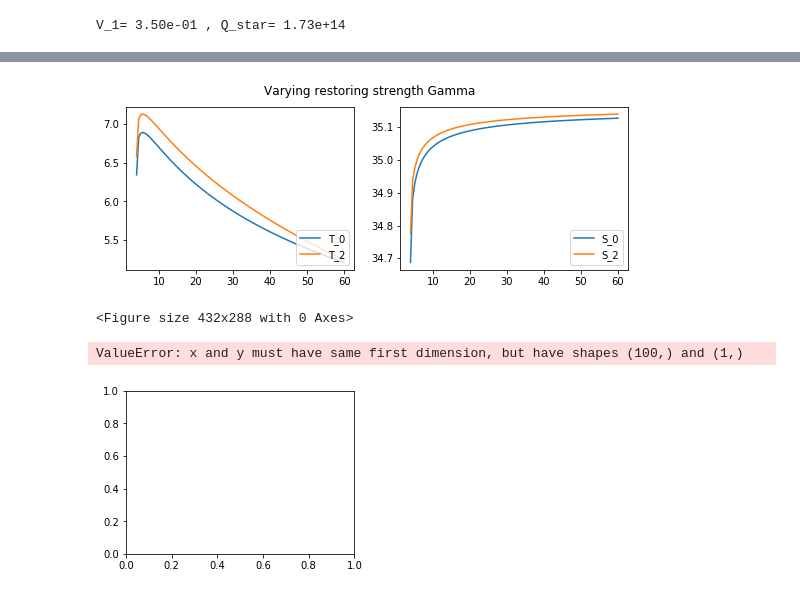
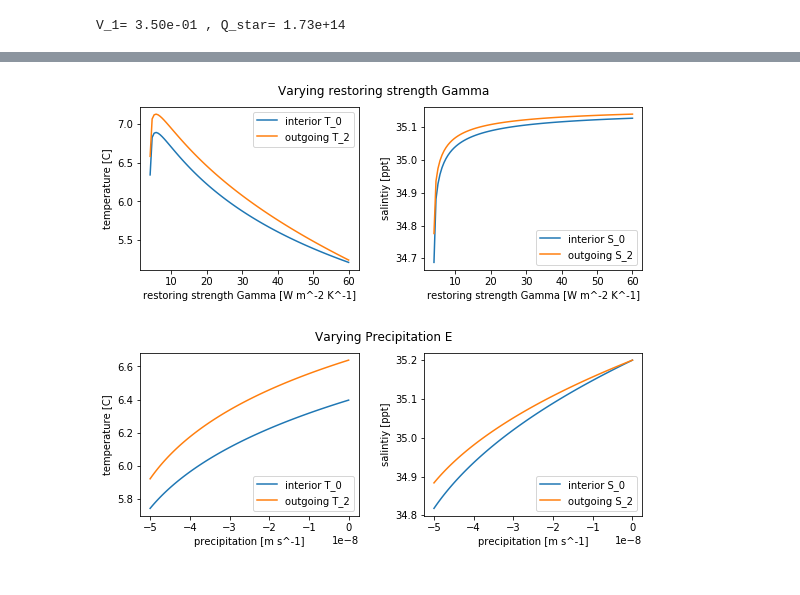
Before and after one commit to Emma0112/MarginalSeaModel, a Jupyter notebook: SimpleCode.ipynb, the cells around one changed output, grey strips where cells are left out. Cells and saved outputs as stored; diff of their text form; code cells hidden in the pictures.

Commit message:
Update SimpleCode.ipynb
all the plots are working :partly_sunny:

```diff
--- a/SimpleCode.ipynb
+++ b/SimpleCode.ipynb
@@ -218,57 +230,66 @@ for i in range(len(Gamma_array)):
 plt.figure(figsize=(9, 3))
 
 plt.subplot(121)
-plt.plot(Gamma_array, T_0, label='T_0')
-plt.plot(Gamma_array, T_2, label='T_2')
+plt.plot(Gamma_array, T_0, label='interior T_0')
+plt.plot(Gamma_array, T_2, label='outgoing T_2')
+plt.xlabel('restoring strength Gamma [W m^-2 K^-1]')
+plt.ylabel('temperature [C]')
+plt.legend(loc='upper right')
+plt.subplot(122)
+plt.plot(Gamma_array, S_0, label='interior S_0')
+plt.plot(Gamma_array, S_2, label='outgoing S_2')
+plt.xlabel('restoring strength Gamma [W m^-2 K^-1]')
+plt.ylabel('salintiy [ppt]')
 plt.legend(loc='lower right')
-plt.subplot(122)
-plt.plot(Gamma_array, S_0, label='S_0')
-plt.plot(Gamma_array, S_2, label='S_2')
-plt.legend(loc='lower right')
+plt.subplots_adjust(left=None, bottom=None, right=None, top=None, wspace=0.3, hspace=None)
 plt.suptitle('Varying restoring strength Gamma')
-plt.show()
-plt.savefig('varyingGamma.png')
+#plt.show()
+plt.savefig('varyingGamma.png', dpi=300)
 # %% [output]
-[figure, old version]
+[figure, new version]
-<Figure size 432x288 with 0 Axes>
 # %%
 T_1 = 8.87
 S_1 = 35.2
 H = 1000
 Gamma = 20
 
-E_array = np.linspace(0,4,100)
+E_array = np.linspace(0,-5e-8,100)
 T_0 = np.zeros(len(E_array))
 T_2 = np.zeros(len(E_array))
 S_0 = np.zeros(len(E_array))
 S_2 = np.zeros(len(E_array))
 
 for i in range(len(E_array)):
     E=E_array[i]
     def main(x): # function with seven unkowns:  T_0,  T_2,  S_0,  S_2,  V_1, T_eddy, S_eddy
              #                              x[0], x[1], x[2], x[3], x[4],   x[5],   x[6]
         return [P*H*x[5]-A*Gamma*(x[0]-T_A)/(ro*C_p),
-            P*H*x[6]+A*E*S,
-            (T_1-x[1])*x[4]*H*L-(x[0] - T_A + (P*L/A)*(T_1-T_A))*A*Gamma/(ro*C_p),
-            (S_1-x[3])*x[4]*H*L+E*A*S+P*L*E*S,
-            g*H/(2*ro*f_0*L)*(alpha_T*(T_1-x[0])-alpha_S*(S_1-x[2]))-x[4],
-            c*x[4]*(T_1-x[0])-x[5],
-            c*x[4]*(S_1-x[2])-x[6]]
-    [T_0,T_2,S_0,S_2,V_1,T_eddy,S_eddy] = fsolve(main, [1,1,1,1,1,1,1])
+                P*H*x[6]+A*E*S,
+                (T_1-x[1])*x[4]*H*L-(x[0] - T_A + (P*L/A)*(T_1-T_A))*A*Gamma/(ro*C_p),
+                (S_1-x[3])*x[4]*H*L+E*A*S+P*L*E*S,
+                g*H/(2*ro*f_0*L)*(alpha_T*(T_1-x[0])-alpha_S*(S_1-x[2]))-x[4],
+                c*x[4]*(T_1-x[0])-x[5],
+                c*x[4]*(S_1-x[2])-x[6]]
+    [T_0[i],T_2[i],S_0[i],S_2[i],V_1,T_eddy,S_eddy] = fsolve(main, [1,1,1,1,1,1,1])
+
 
 plt.figure(figsize=(9, 3))
 
 plt.subplot(121)
-plt.plot(E_array, T_0, label='T_0')
-plt.plot(E_array, T_2, label='T_2')
+plt.plot(E_array, T_0, label='interior T_0')
+plt.plot(E_array, T_2, label='outgoing T_2')
+plt.xlabel('precipitation [m s^-1]')
+plt.ylabel('temperature [C]')
 plt.legend(loc='lower right')
 plt.subplot(122)
-plt.plot(E_array, S_0, label='S_0')
-plt.plot(E_array, S_2, label='S_1')
+plt.plot(E_array, S_0, label='interior S_0')
+plt.plot(E_array, S_2, label='outgoing S_2')
+plt.xlabel('precipitation [m s^-1]')
+plt.ylabel('salintiy [ppt]')
 plt.legend(loc='lower right')
-plt.suptitle('Varying incoming Precipitation E')
-plt.show()
-plt.savefig('varyingE.png')
+plt.subplots_adjust(left=None, bottom=None, right=None, top=None, wspace=0.3, hspace=None)
+plt.suptitle('Varying Precipitation E')
+#plt.show()
+plt.savefig('varyingE.png', dpi=300)
 # %% [output]
-ValueError: x and y must have same first dimension, but have shapes (100,) and (1,)
-[figure, old version]
+[figure, new version]
```
Also changed, not shown: parts of 4 cells of this notebook.
